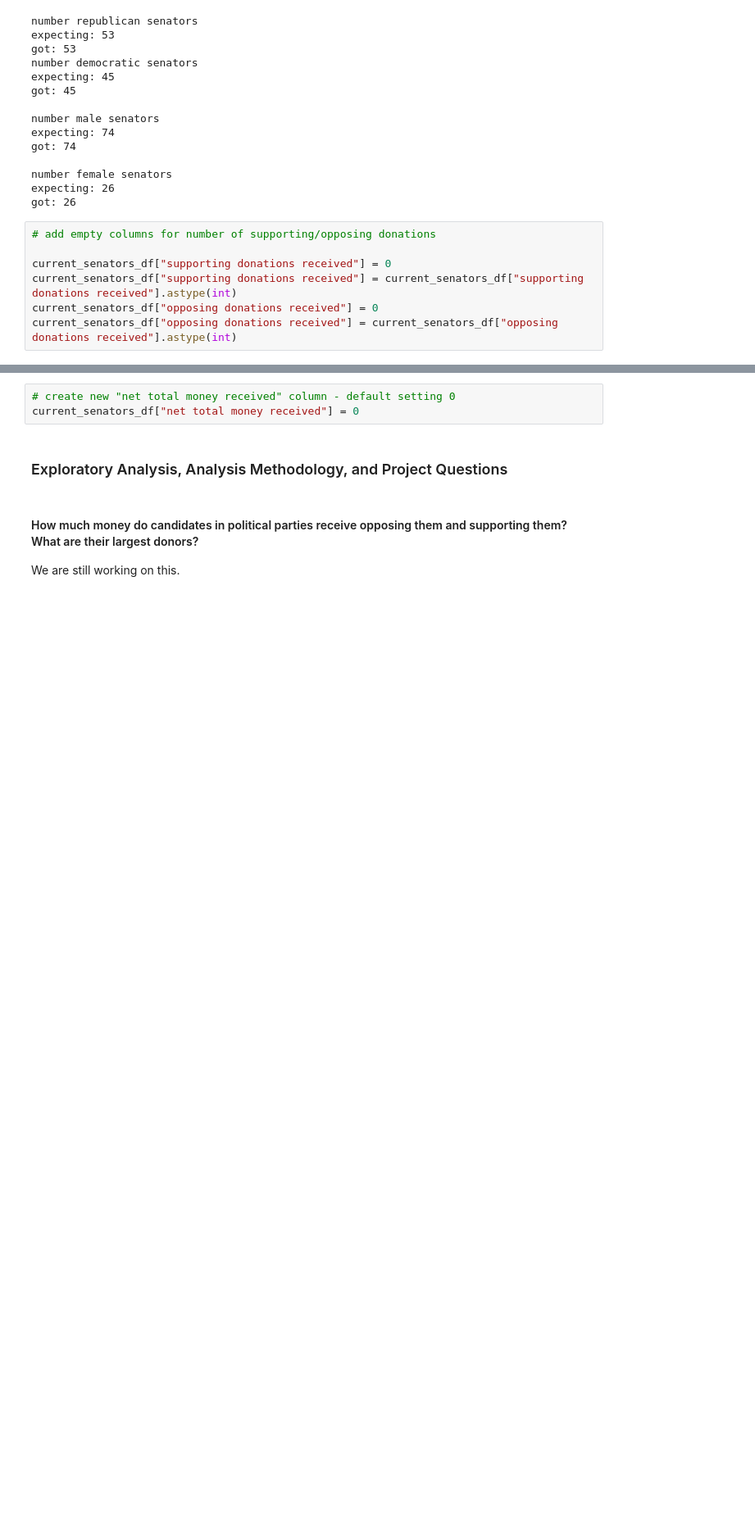
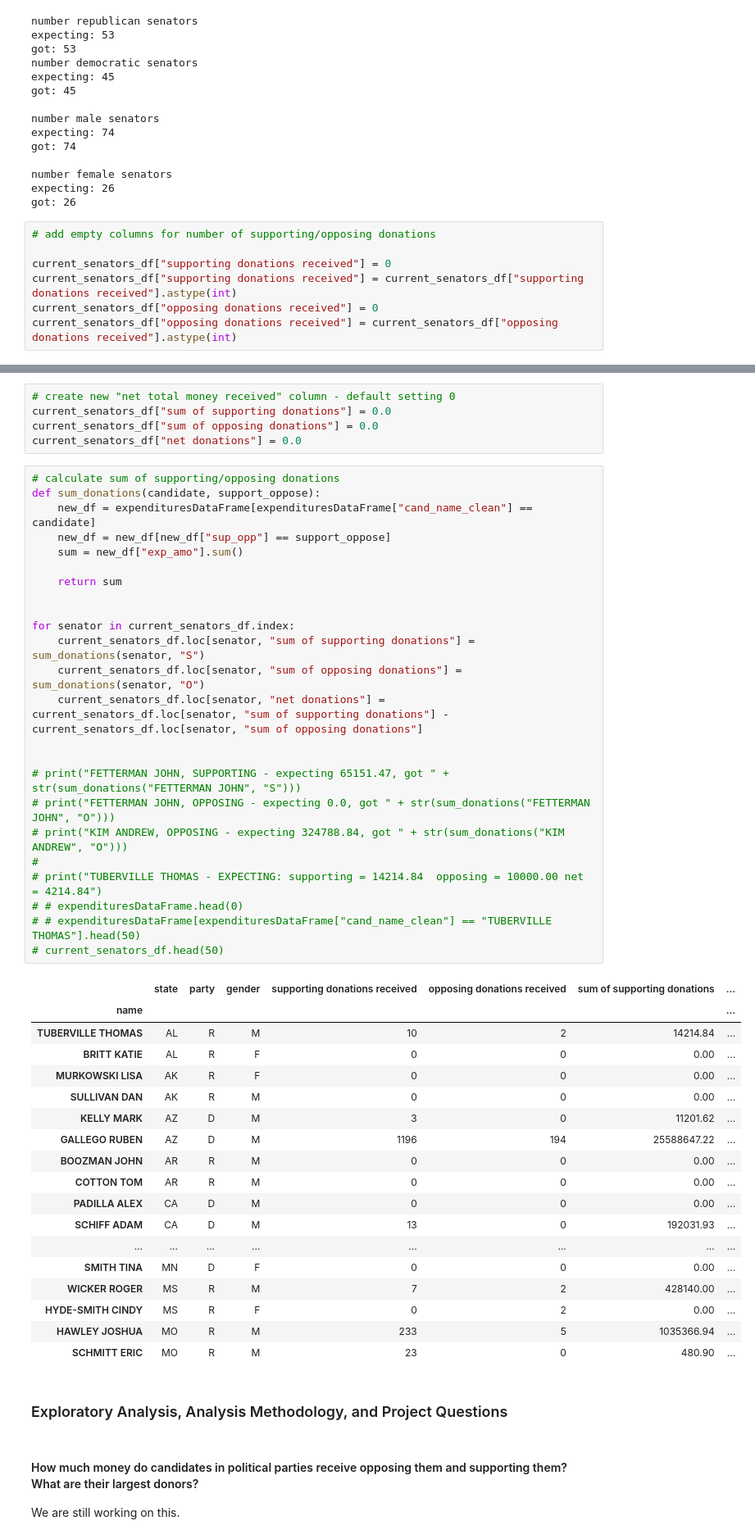
Before and after one commit to magicdracon/Data-Science-Final-Project, a Jupyter notebook: main.ipynb, the cells around one changed output, grey strips where cells are left out. Shown at 82% size. Saved outputs shown, nothing was run; the diff lists cells and outputs as text; blank space fills up the shorter version.

Commit message:
current senators sums
added sums columns

```diff
--- a/main.ipynb
+++ b/main.ipynb
@@ -404,6 +385,51 @@ current_senators_df.head(50)
 # %%
 # create new "net total money received" column - default setting 0
-current_senators_df["net total money received"] = 0
+current_senators_df["sum of supporting donations"] = 0.0
+current_senators_df["sum of opposing donations"] = 0.0
+current_senators_df["net donations"] = 0.0
+# %%
+# calculate sum of supporting/opposing donations
+def sum_donations(candidate, support_oppose):
+    new_df = expendituresDataFrame[expendituresDataFrame["cand_name_clean"] == candidate]
+    new_df = new_df[new_df["sup_opp"] == support_oppose]
+    sum = new_df["exp_amo"].sum()
+
+    return sum
+
+
+for senator in current_senators_df.index:
+    current_senators_df.loc[senator, "sum of supporting donations"] = sum_donations(senator, "S")
+    current_senators_df.loc[senator, "sum of opposing donations"] = sum_donations(senator, "O")
+    current_senators_df.loc[senator, "net donations"] = current_senators_df.loc[senator, "sum of supporting donations"] - current_senators_df.loc[senator, "sum of opposing donations"]
+
+
+# print("FETTERMAN JOHN, SUPPORTING - expecting 65151.47, got " + str(sum_donations("FETTERMAN JOHN", "S")))
+# print("FETTERMAN JOHN, OPPOSING - expecting 0.0, got " + str(sum_donations("FETTERMAN JOHN", "O")))
+# print("KIM ANDREW, OPPOSING - expecting 324788.84, got " + str(sum_donations("KIM ANDREW", "O")))
+#
+# print("TUBERVILLE THOMAS - EXPECTING: supporting = 14214.84  opposing = 10000.00 net = 4214.84")
+# # expendituresDataFrame.head(0)
+# # expendituresDataFrame[expendituresDataFrame["cand_name_clean"] == "TUBERVILLE THOMAS"].head(50)
+# current_senators_df.head(50)
+# %% [output]
+|  | state | party | gender | supporting donations received | opposing donations received | sum of supporting donations | ... |
+| name |  |  |  |  |  |  | ... |
+| TUBERVILLE THOMAS | AL | R | M | 10 | 2 | 14214.84 | ... |
+| BRITT KATIE | AL | R | F | 0 | 0 | 0.00 | ... |
+| MURKOWSKI LISA | AK | R | F | 0 | 0 | 0.00 | ... |
+| SULLIVAN DAN | AK | R | M | 0 | 0 | 0.00 | ... |
+| KELLY MARK | AZ | D | M | 3 | 0 | 11201.62 | ... |
+| GALLEGO RUBEN | AZ | D | M | 1196 | 194 | 25588647.22 | ... |
+| BOOZMAN JOHN | AR | R | M | 0 | 0 | 0.00 | ... |
+| COTTON TOM | AR | R | M | 0 | 0 | 0.00 | ... |
+| PADILLA ALEX | CA | D | M | 0 | 0 | 0.00 | ... |
+| SCHIFF ADAM | CA | D | M | 13 | 0 | 192031.93 | ... |
+| ... | ... | ... | ... | ... | ... | ... | ... |
+| SMITH TINA | MN | D | F | 0 | 0 | 0.00 | ... |
+| WICKER ROGER | MS | R | M | 7 | 2 | 428140.00 | ... |
+| HYDE-SMITH CINDY | MS | R | F | 0 | 2 | 0.00 | ... |
+| HAWLEY JOSHUA | MO | R | M | 233 | 5 | 1035366.94 | ... |
+| SCHMITT ERIC | MO | R | M | 23 | 0 | 480.90 | ... |
 # %% [markdown]
 ### Exploratory Analysis, Analysis Methodology, and Project Questions
 # %% [markdown]
```
Also changed, not shown: parts of 1 cell of this notebook.
